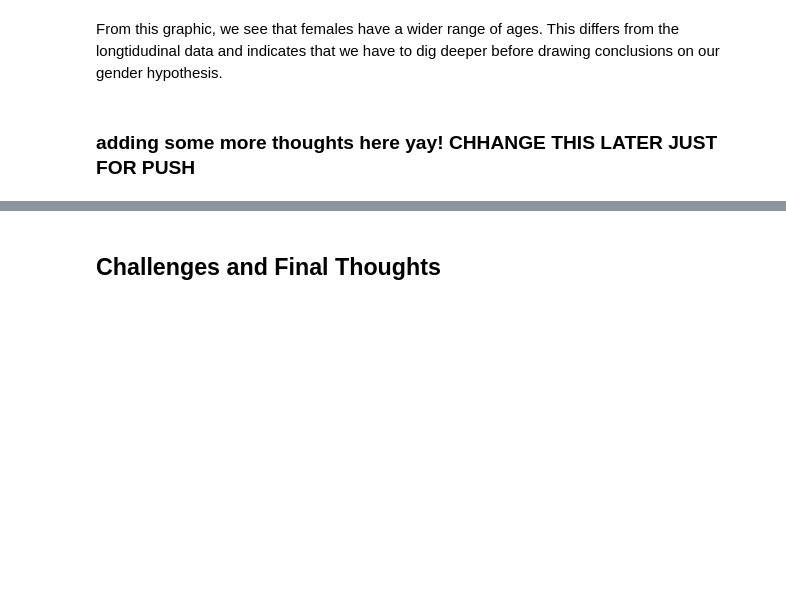
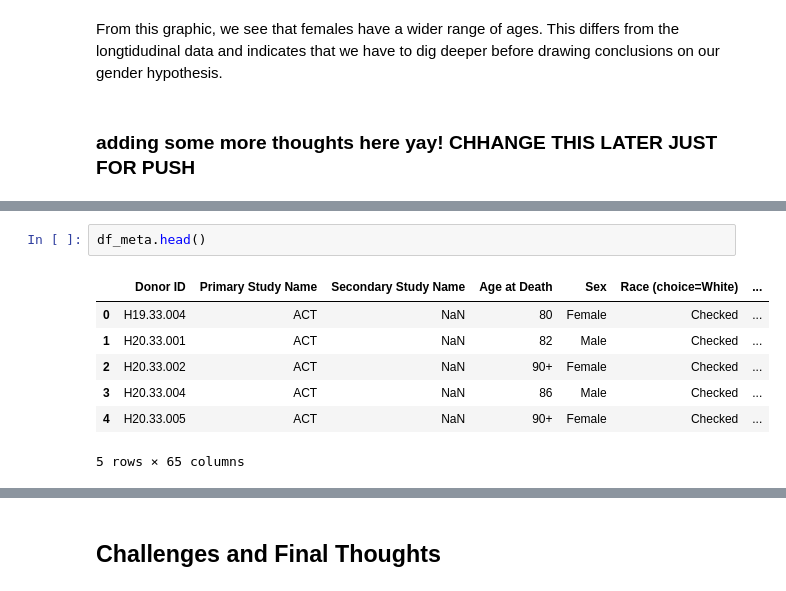
Before and after one commit to marisalong/marisalong.github.io, a Jupyter notebook: DataSciMilestone02.ipynb, the cells around one changed output, grey strips where cells are left out. Drawn from its saved outputs; the diff is of its cells as text; blank space fills up the shorter version.

```diff
--- a/DataSciMilestone02.ipynb
+++ b/DataSciMilestone02.ipynb
@@ -361,0 +403,10 @@ From this graphic, we see that females have a wider range of ages. This differs
+# %%
+df_meta.head()
+# %% [output]
+|  | Donor ID | Primary Study Name | Secondary Study Name | Age at Death | Sex | Race (choice=White) | ... |
+| 0 | H19.33.004 | ACT | NaN | 80 | Female | Checked | ... |
+| 1 | H20.33.001 | ACT | NaN | 82 | Male | Checked | ... |
+| 2 | H20.33.002 | ACT | NaN | 90+ | Female | Checked | ... |
+| 3 | H20.33.004 | ACT | NaN | 86 | Male | Checked | ... |
+| 4 | H20.33.005 | ACT | NaN | 90+ | Female | Checked | ... |
+5 rows × 65 columns
```
Also changed, not shown: parts of 15 cells of this notebook, 1 other file.
